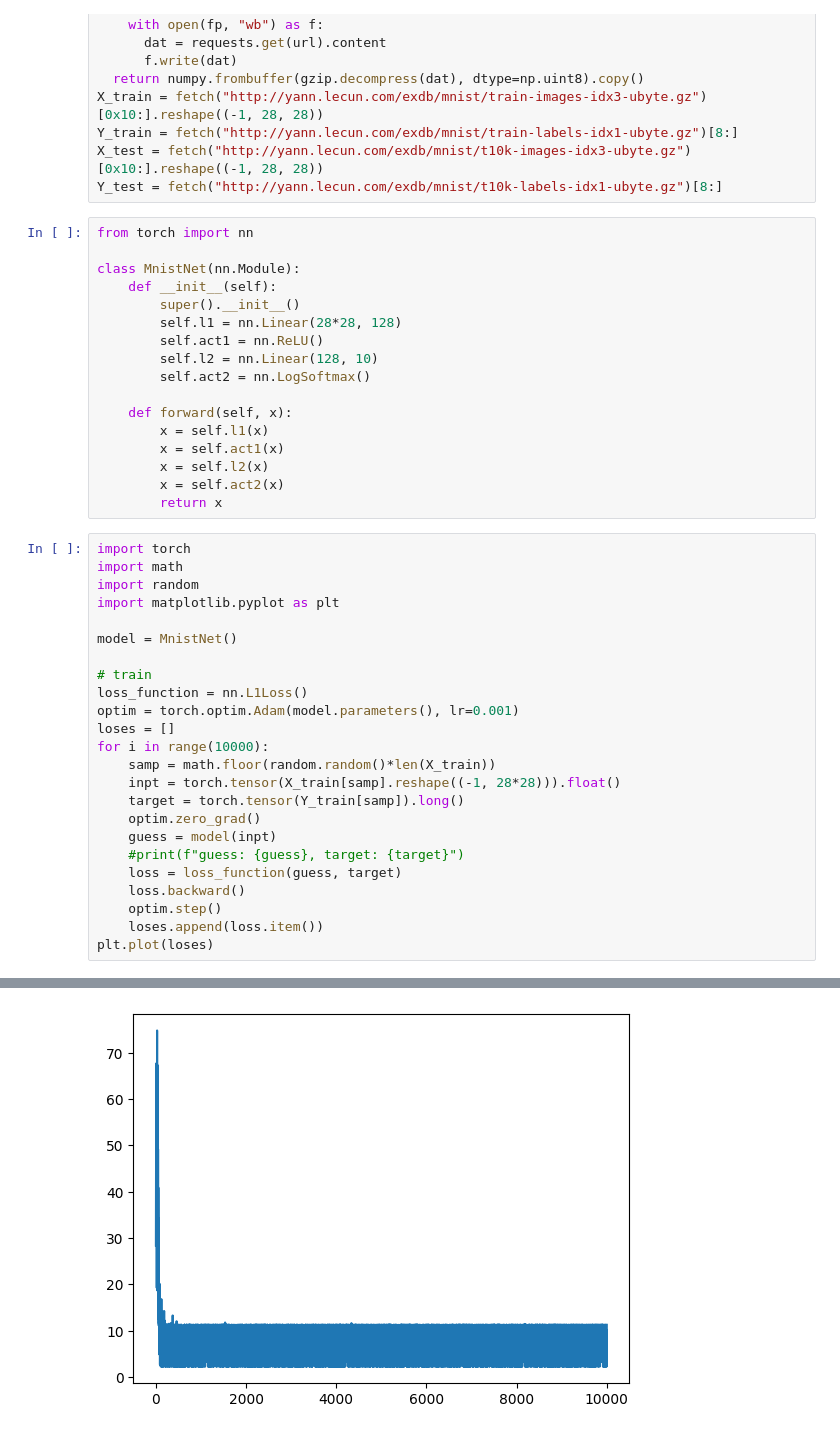
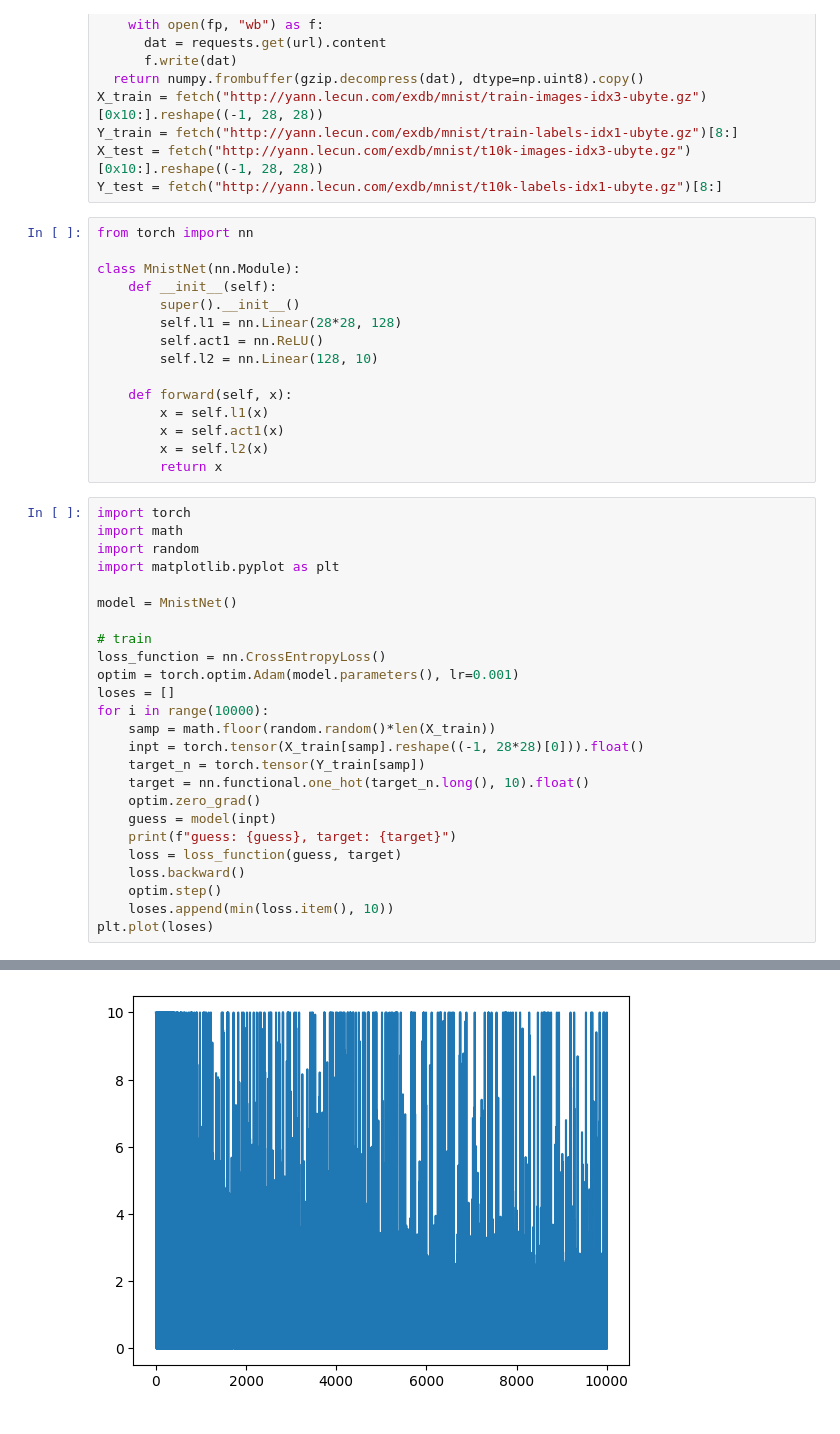
Before and after one commit to estevE11/neural, a Jupyter notebook: mnist/mnist.ipynb, the cells around one changed output, grey strips where cells are left out. Drawn from its saved outputs; the diff is of its cells as text.

```diff
--- a/mnist/mnist.ipynb
+++ b/mnist/mnist.ipynb
@@ -27,13 +27,11 @@ class MnistNet(nn.Module):
         self.l1 = nn.Linear(28*28, 128)
         self.act1 = nn.ReLU()
         self.l2 = nn.Linear(128, 10)
-        self.act2 = nn.LogSoftmax()
 
     def forward(self, x):
         x = self.l1(x)
         x = self.act1(x)
         x = self.l2(x)
-        x = self.act2(x)
         return x
 # %%
 import torch
@@ -44,19 +42,20 @@ import matplotlib.pyplot as plt
 model = MnistNet()
 
 # train
-loss_function = nn.L1Loss()
+loss_function = nn.CrossEntropyLoss()
 optim = torch.optim.Adam(model.parameters(), lr=0.001)
 loses = []
 for i in range(10000):
     samp = math.floor(random.random()*len(X_train))
-    inpt = torch.tensor(X_train[samp].reshape((-1, 28*28))).float()
-    target = torch.tensor(Y_train[samp]).long()
+    inpt = torch.tensor(X_train[samp].reshape((-1, 28*28)[0])).float()
+    target_n = torch.tensor(Y_train[samp])
+    target = nn.functional.one_hot(target_n.long(), 10).float()
     optim.zero_grad()
     guess = model(inpt)
-    #print(f"guess: {guess}, target: {target}")
+    print(f"guess: {guess}, target: {target}")
     loss = loss_function(guess, target)
     loss.backward()
     optim.step()
-    loses.append(loss.item())
+    loses.append(min(loss.item(), 10))
 plt.plot(loses)
 # %% [output]
@@ -80,2 +79,2 @@ guess: tensor([[-2.2981, -2.3011, -2.3105, -2.3023, -2.3028, -2.3013, -2.3004, -
 [<matplotlib.lines.Line2D at 0x...>]
-[figure, old version]
+[figure, new version]
```
Also changed, not shown: parts of 2 cells of this notebook.
